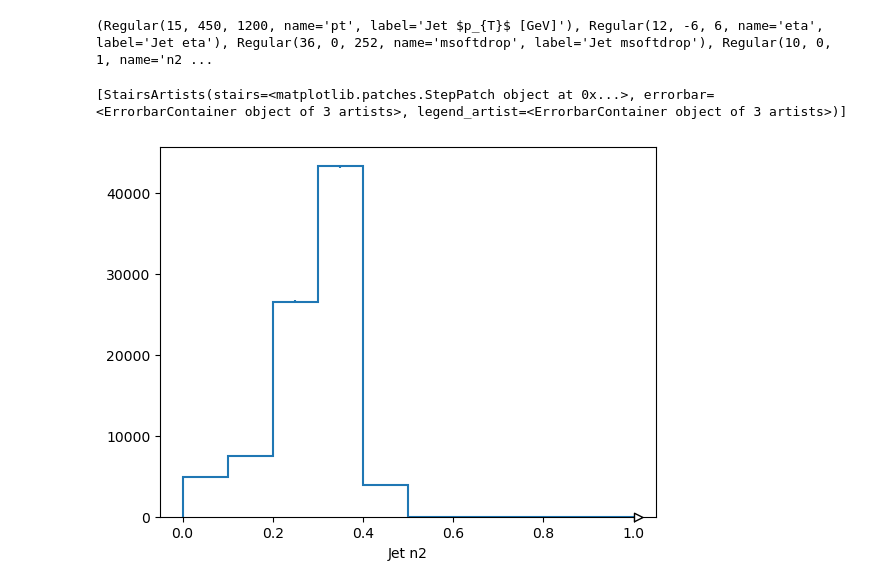
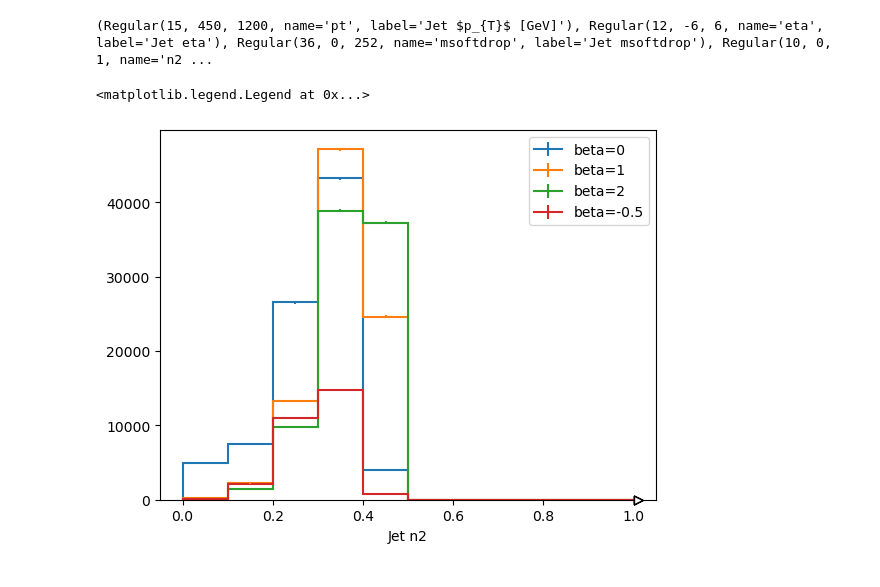
Before and after one commit to nyabando116/USCMS-PURSUE, a Jupyter notebook: data-mc/run-processor.ipynb, the cells around one changed output. Saved outputs shown, nothing was run; the diff lists cells and outputs as text; code cells hidden in the pictures.

```diff
--- a/data-mc/run-processor.ipynb
+++ b/data-mc/run-processor.ipynb
@@ -59,0 +52,6 @@ Hist(
+# %%
+h1 = compute['ExampleHistogram1']
+# %%
+h2 = compute['ExampleHistogram2']
+# %%
+h3 = compute['ExampleHistogram3']
@@ -64,6 +70,12 @@ print(h.axes)
 # %%
-h[{'eta':sum, 'pt':sum, 'msoftdrop':sum}].plot1d()
+h[{'eta':sum, 'pt':sum, 'msoftdrop':sum}].plot1d(label="beta=0")
+h1[{'msoftdrop1':sum}].plot1d(label="beta=1")
+h2[{'msoftdrop2':sum}].plot1d(label="beta=2")
+h3[{'msoftdrop3':sum}].plot1d(label="beta=-0.5")
+
+plt.legend()
+# h[{'eta':sum, 'pt':sum, 'msoftdrop':sum}].plot1d
 # This sums over eta and pT and draws msoftdrop
 # %% [output]
-[StairsArtists(stairs=<matplotlib.patches.StepPatch object at 0x...>, errorbar=<ErrorbarContainer object of 3 artists>, legend_artist=<ErrorbarContainer object of 3 artists>)]
+<matplotlib.legend.Legend at 0x...>
-[figure, old version]
+[figure, new version]
```
Also changed, not shown: parts of 20 cells of this notebook, 1 other file.
